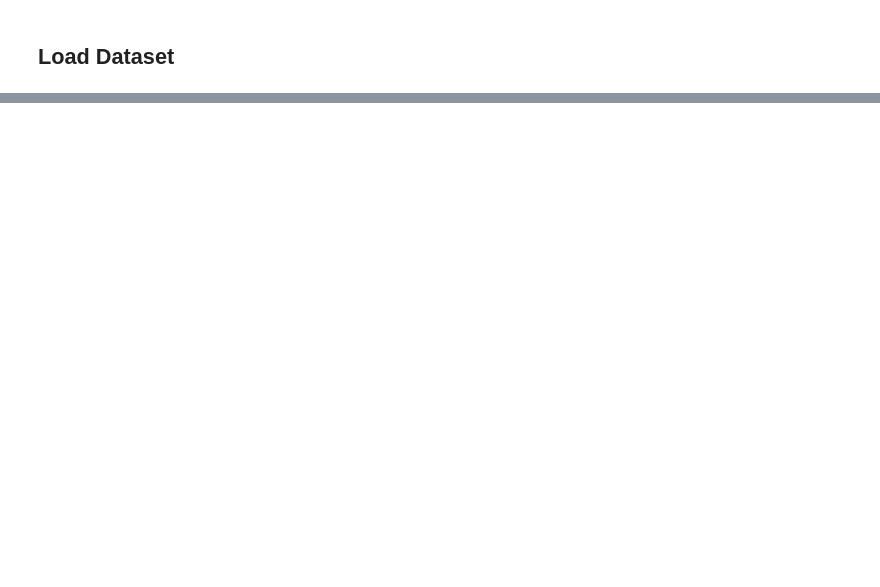
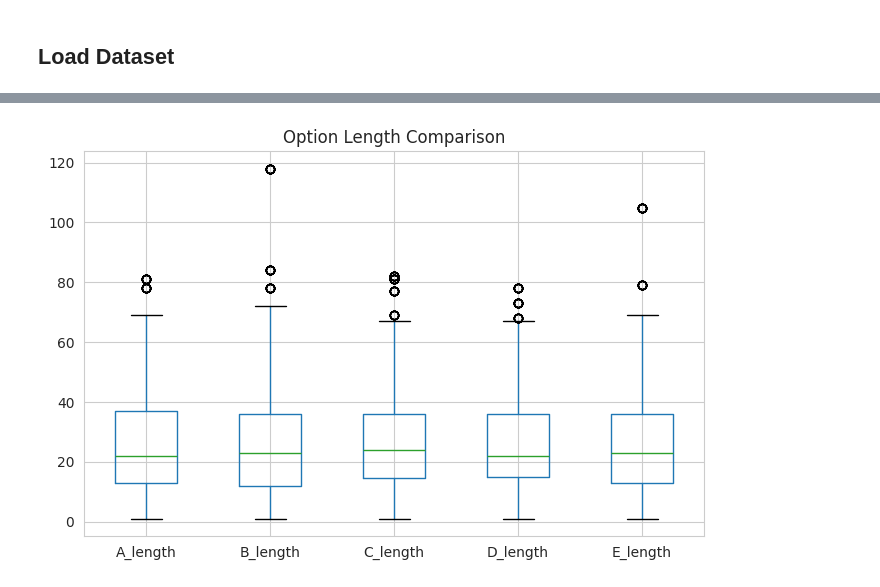
Before and after one commit to 23f2000003-Nihal/dl-genai-project-26-t2, a Jupyter notebook: dl-23f2000003-notebook-t22026.ipynb, the cells around one changed output, grey strips where cells are left out. Saved outputs shown, nothing was run; the diff lists cells and outputs as text; code cells hidden in the pictures; blank space fills up the shorter version.

```diff
--- a/dl-23f2000003-notebook-t22026.ipynb
+++ b/dl-23f2000003-notebook-t22026.ipynb
@@ -615,0 +204,7 @@ to Kaggle.
+# %%
+for col in ['A','B','C','D','E']:
+    train[f'{col}_length'] = train[col].astype(str).apply(
+        lambda x: len(x.split())
+    )
+
+train[[c for c in train.columns if c.endswith('_length')]].describe()
@@ -615,0 +221,8 @@ to Kaggle.
+# %%
+option_cols = [f'{c}_length' for c in ['A','B','C','D','E']]
+
+train[option_cols].boxplot()
+plt.title('Option Length Comparison')
+plt.show()
+# %% [output]
+[figure, added]
```
Also changed, not shown: parts of 127 cells of this notebook.
